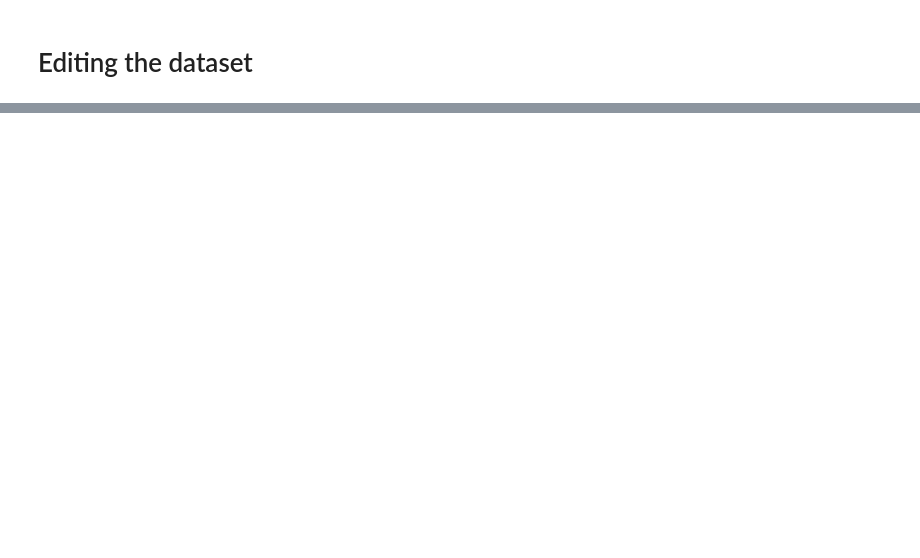
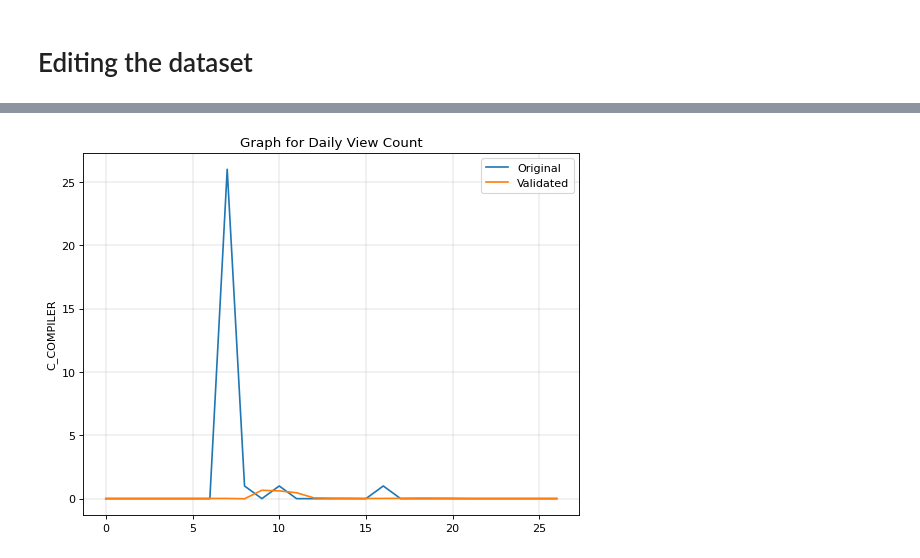
Before and after one commit to PrajjwalPathak/One-Percent-Projects, a Jupyter notebook: Data_Analysis/DataPrediction_CDM_App_Date_Apple.ipynb, the cells around one changed output, grey strips where cells are left out. Saved outputs shown, nothing was run; the diff lists cells and outputs as text; code cells hidden in the pictures; blank space fills up the shorter version.

```diff
--- a/Data_Analysis/DataPrediction_CDM_App_Date_Apple.ipynb
+++ b/Data_Analysis/DataPrediction_CDM_App_Date_Apple.ipynb
@@ -190,0 +155,5 @@ for platform in df.columns[1:]:
+# %%
+cp = ModelCheckpoint('model/', save_best_only=True, verbose=0)
+model.compile(loss=MeanSquaredError(), optimizer=Adam(learning_rate=0.0001), metrics=[RootMeanSquaredError()])
+# %%
+model.fit(X_train, y_train, validation_data=(X_test, y_test), epochs=100, callbacks=[cp], verbose=1)
@@ -190,0 +179,9 @@ for platform in df.columns[1:]:
+# %%
+from tensorflow.keras.models import load_model
+model = load_model('model/')
+# %%
+validations = model.predict(X_test).flatten()
+predictions = model.predict(X_predict).flatten()
+validated_result = pd.DataFrame({'Validated': validations, 'Original': y_test.flatten()})
+predicted_result = pd.DataFrame({'Predicted': predictions, 'DATE': future_data.index[:120]})
+validated_result.head()
@@ -190,0 +195,10 @@ for platform in df.columns[1:]:
+# %%
+plt.rcParams.update({'figure.figsize': (8, 6), 'figure.dpi':80})
+fig, ax = plt.subplots()
+sns.lineplot(data=validated_result, x=validated_result.index, y='Original', label ='Original')
+sns.lineplot(data=validated_result, x=validated_result.index, y='Validated', label ='Validated')
+plt.ylabel(data.columns[0])
+plt.title('Graph for Daily View Count')
+plt.grid(linestyle='-', linewidth=0.3)
+# %% [output]
+[figure, added]
```
Also changed, not shown: parts of 40 cells of this notebook.
